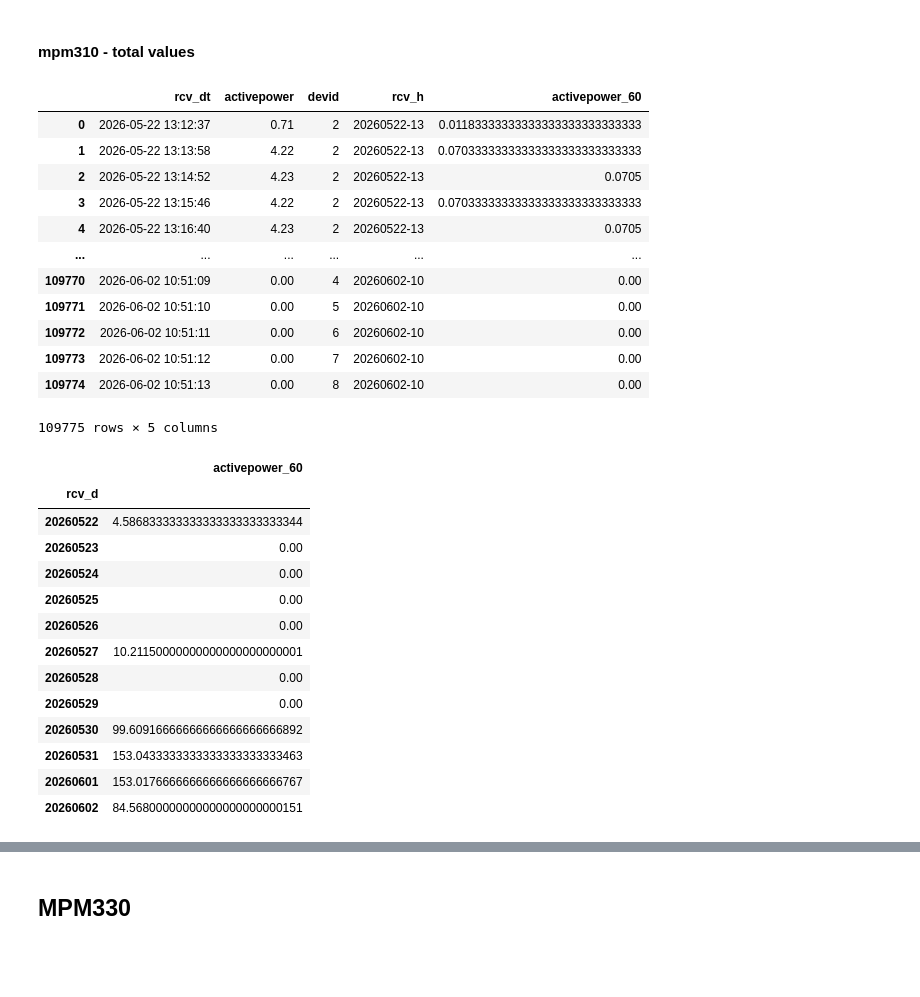
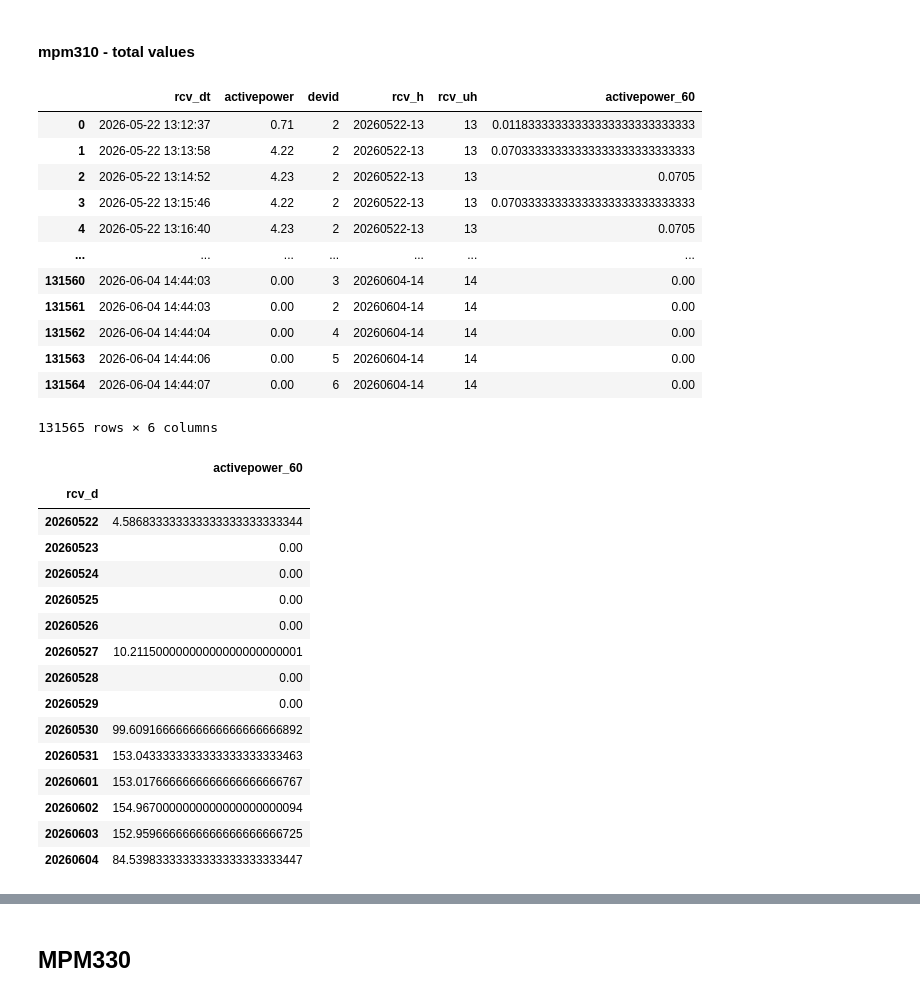
Before and after one commit to formegusto/sanggwan-dashboard-core, a Jupyter notebook: notebook/00.상관동 데이터 확인.ipynb, the cells around one changed output, grey strips where cells are left out. Saved outputs shown, nothing was run; the diff lists cells and outputs as text; code cells hidden in the pictures; blank space fills up the shorter version.

```diff
--- a/notebook/00.상관동 데이터 확인.ipynb
+++ b/notebook/00.상관동 데이터 확인.ipynb
@@ -117,22 +117,23 @@ Timedelta('0 days 00:08:08')
 # %%
 df_310 = mpm310[["rcv_dt", "activepower", "devid"]].copy()
 df_310["rcv_h"] = df_310["rcv_dt"].dt.strftime("%Y%m%d-%H")
+df_310["rcv_uh"] = df_310["rcv_dt"].dt.hour
 df_310["activepower_60"] = df_310["activepower"] / 60
 df_310
 # %% [output]
-|  | rcv_dt | activepower | devid | rcv_h | activepower_60 |
-| 0 | 2026-05-22 13:12:37 | 0.71 | 2 | 20260522-13 | 0.01183333333333333333333333333 |
-| 1 | 2026-05-22 13:13:58 | 4.22 | 2 | 20260522-13 | 0.07033333333333333333333333333 |
-| 2 | 2026-05-22 13:14:52 | 4.23 | 2 | 20260522-13 | 0.0705 |
-| 3 | 2026-05-22 13:15:46 | 4.22 | 2 | 20260522-13 | 0.07033333333333333333333333333 |
-| 4 | 2026-05-22 13:16:40 | 4.23 | 2 | 20260522-13 | 0.0705 |
-| ... | ... | ... | ... | ... | ... |
-| 109770 | 2026-06-02 10:51:09 | 0.00 | 4 | 20260602-10 | 0.00 |
-| 109771 | 2026-06-02 10:51:10 | 0.00 | 5 | 20260602-10 | 0.00 |
-| 109772 | 2026-06-02 10:51:11 | 0.00 | 6 | 20260602-10 | 0.00 |
-| 109773 | 2026-06-02 10:51:12 | 0.00 | 7 | 20260602-10 | 0.00 |
-| 109774 | 2026-06-02 10:51:13 | 0.00 | 8 | 20260602-10 | 0.00 |
+|  | rcv_dt | activepower | devid | rcv_h | rcv_uh | activepower_60 |
+| 0 | 2026-05-22 13:12:37 | 0.71 | 2 | 20260522-13 | 13 | 0.01183333333333333333333333333 |
+| 1 | 2026-05-22 13:13:58 | 4.22 | 2 | 20260522-13 | 13 | 0.07033333333333333333333333333 |
+| 2 | 2026-05-22 13:14:52 | 4.23 | 2 | 20260522-13 | 13 | 0.0705 |
+| 3 | 2026-05-22 13:15:46 | 4.22 | 2 | 20260522-13 | 13 | 0.07033333333333333333333333333 |
+| 4 | 2026-05-22 13:16:40 | 4.23 | 2 | 20260522-13 | 13 | 0.0705 |
+| ... | ... | ... | ... | ... | ... | ... |
+| 131560 | 2026-06-04 14:44:03 | 0.00 | 3 | 20260604-14 | 14 | 0.00 |
+| 131561 | 2026-06-04 14:44:03 | 0.00 | 2 | 20260604-14 | 14 | 0.00 |
+| 131562 | 2026-06-04 14:44:04 | 0.00 | 4 | 20260604-14 | 14 | 0.00 |
+| 131563 | 2026-06-04 14:44:06 | 0.00 | 5 | 20260604-14 | 14 | 0.00 |
+| 131564 | 2026-06-04 14:44:07 | 0.00 | 6 | 20260604-14 | 14 | 0.00 |
-109775 rows × 5 columns
+131565 rows × 6 columns
 # %%
 df_310["rcv_d"] = df_310["rcv_dt"].dt.strftime("%Y%m%d")
 df_310.groupby("rcv_d")[["activepower_60"]].sum()
@@ -150,4 +151,6 @@ df_310.groupby("rcv_d")[["activepower_60"]].sum()
 | 20260530 | 99.60916666666666666666666892 |
 | 20260531 | 153.0433333333333333333333463 |
 | 20260601 | 153.0176666666666666666666767 |
-| 20260602 | 84.56800000000000000000000151 |
+| 20260602 | 154.9670000000000000000000094 |
+| 20260603 | 152.9596666666666666666666725 |
+| 20260604 | 84.53983333333333333333333447 |
```
Also changed, not shown: parts of 9 cells of this notebook.
